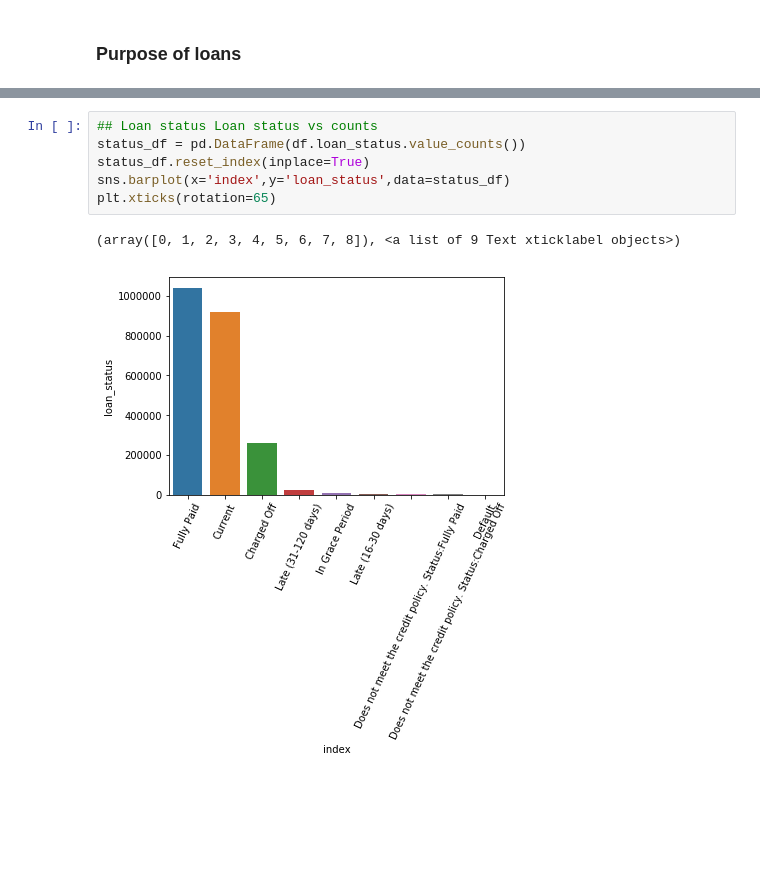
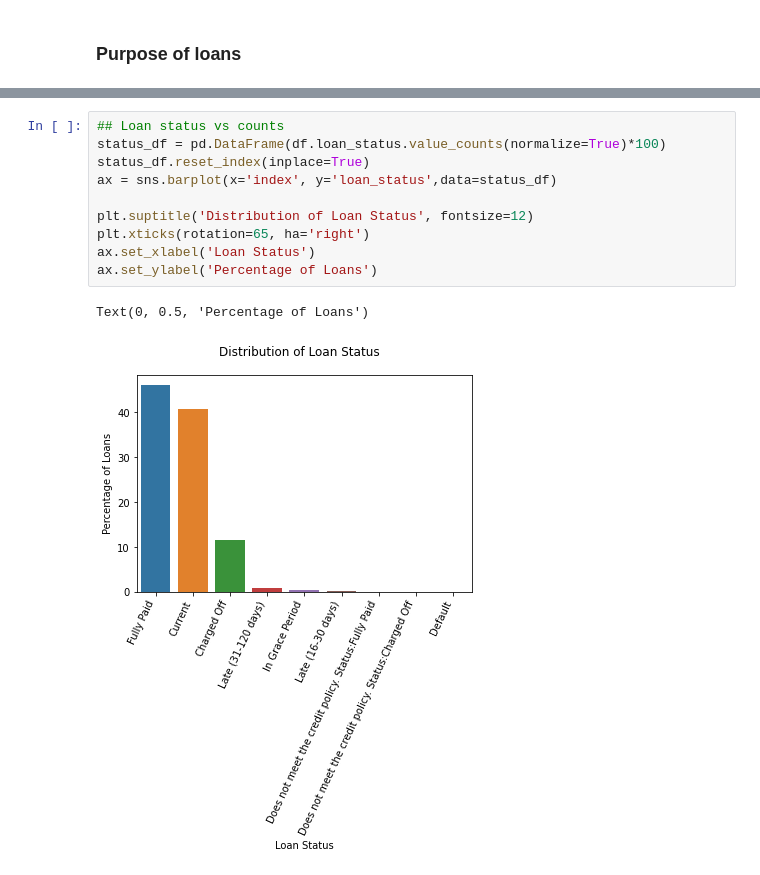
Before and after one commit to jslaga/SpringboardDSC, a Jupyter notebook: Capstone2/ExploratoryAnalysis.ipynb, the cells around one changed output, grey strips where cells are left out. Cells and saved outputs as stored; diff of their text form; blank space fills up the shorter version.

```diff
--- a/Capstone2/ExploratoryAnalysis.ipynb
+++ b/Capstone2/ExploratoryAnalysis.ipynb
@@ -78,12 +79,16 @@ ax.legend()
 # %%
-## Loan status Loan status vs counts
-status_df = pd.DataFrame(df.loan_status.value_counts())
+## Loan status vs counts
+status_df = pd.DataFrame(df.loan_status.value_counts(normalize=True)*100)
 status_df.reset_index(inplace=True)
-sns.barplot(x='index',y='loan_status',data=status_df)
-plt.xticks(rotation=65)
+ax = sns.barplot(x='index', y='loan_status',data=status_df)
+
+plt.suptitle('Distribution of Loan Status', fontsize=12)
+plt.xticks(rotation=65, ha='right')
+ax.set_xlabel('Loan Status')
+ax.set_ylabel('Percentage of Loans')
 # %% [output]
-(array([0, 1, 2, 3, 4, 5, 6, 7, 8]), <a list of 9 Text xticklabel objects>)
+Text(0, 0.5, 'Percentage of Loans')
-[figure, old version]
+[figure, new version]
 # %%
 interest_rate = df['int_rate'].values
 
```
Also changed, not shown: parts of 13 cells of this notebook.
